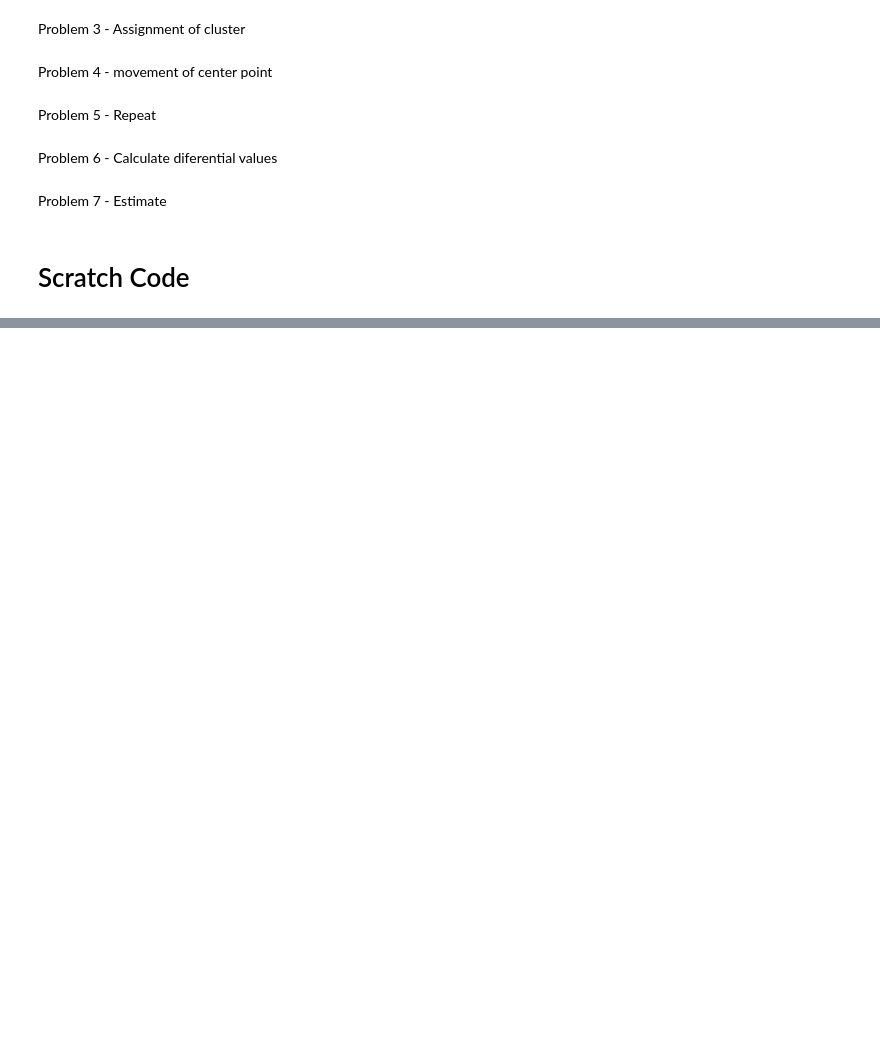
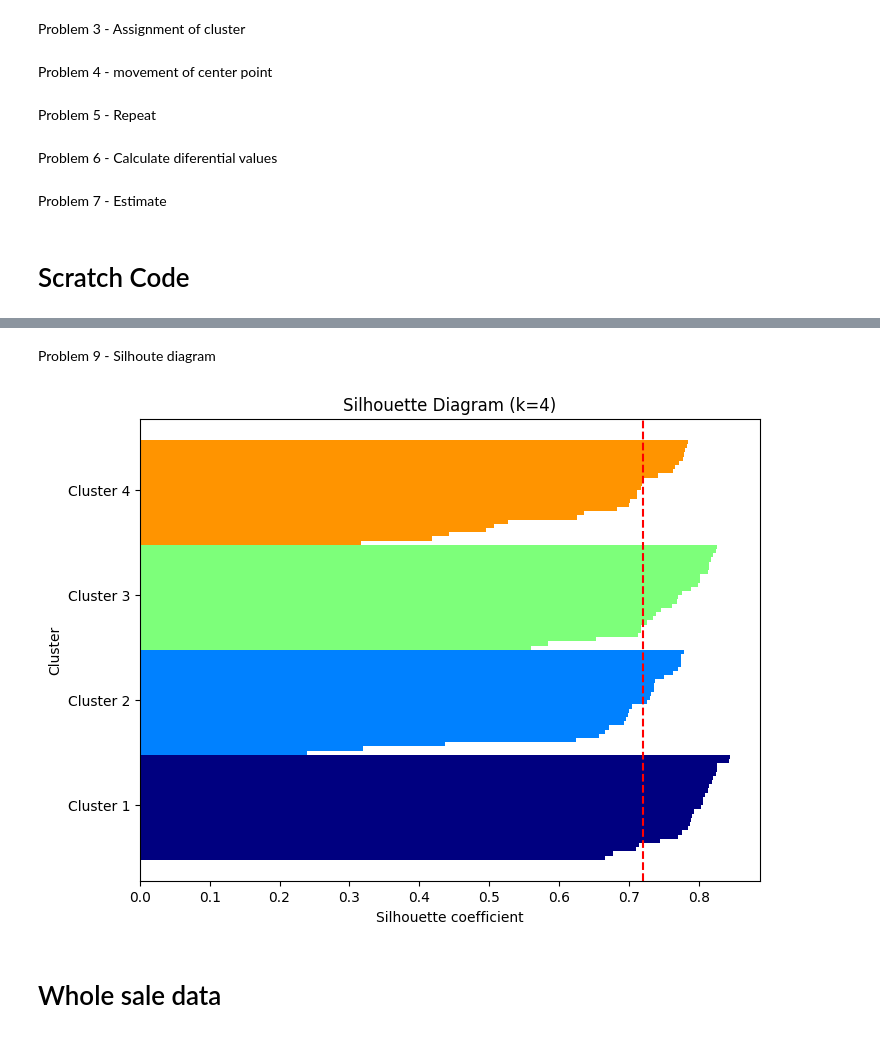
Before and after one commit to WalterPHD/Ai-Data, a Jupyter notebook: Clustering.ipynb, the cells around one changed output, grey strips where cells are left out. Saved outputs shown, nothing was run; the diff lists cells and outputs as text; code cells hidden in the pictures; blank space fills up the shorter version.

```diff
--- a/Clustering.ipynb
+++ b/Clustering.ipynb
@@ -346,0 +423,68 @@ class ScratchKMeans():
+# %% [markdown]
+Problem 9 - Silhoute diagram
+# %%
+from matplotlib import cm
+
+def silhouette_scores(X, labels, n_clusters):
+    silhouette_vals = np.zeros(len(X))
+    for i in range(len(X)):
+        own_cluster = int(labels[i])
+        own_cluster_points = X[labels == own_cluster]
+        a_i = np.mean(np.linalg.norm(own_cluster_points - X[i], axis=1))
+
+        b_i = np.inf
+        for c in range(n_clusters):
+            if c == own_cluster:
+                continue
+            other_cluster_points = X[labels == c]
+            if len(other_cluster_points) == 0:
+                continue
+            dist = np.mean(np.linalg.norm(other_cluster_points - X[i], axis=1))
+            b_i = min(b_i, dist)
+
+        silhouette_vals[i] = (b_i - a_i) / max(a_i, b_i)
+
+    silhouette_avg = np.mean(silhouette_vals)
+    return silhouette_vals, silhouette_avg
+
+# Fit model using k=4
+k = 4
+model = ScratchKMeans(n_clusters=k, n_init=5, n_iter=100)
+model.fit(X)
+
+
+def predict(X, myu):
+    y_pred = np.zeros(len(X))
+    for i in range(len(X)):
+        dists = [np.linalg.norm(X[i] - mu) for mu in myu]
+        y_pred[i] = np.argmin(dists)
+    return y_pred.astype(int)
+
+y_km = predict(X, model.myu)
+silhouette_vals, silhouette_avg = silhouette_scores(X, y_km, k)
+cluster_labels = list(range(k))
+
+# Plot silhouette diagram
+y_ax_lower, y_ax_upper = 0, 0
+yticks = []
+plt.figure(figsize=(8, 6))
+for i, c in enumerate(cluster_labels):
+    c_silhouette_vals = silhouette_vals[y_km == c]
+    c_silhouette_vals.sort()
+    y_ax_upper += len(c_silhouette_vals)
+    color = cm.jet(i / k)
+    plt.barh(range(y_ax_lower, y_ax_upper), c_silhouette_vals,
+             height=1.0, edgecolor='none', color=color)
+    yticks.append((y_ax_lower + y_ax_upper) / 2)
+    y_ax_lower += len(c_silhouette_vals)
+
+plt.axvline(silhouette_avg, color="red", linestyle="--")
+plt.yticks(yticks, [f"Cluster {label+1}" for label in cluster_labels])
+plt.ylabel("Cluster")
+plt.xlabel("Silhouette coefficient")
+plt.title("Silhouette Diagram (k=4)")
+plt.show()
+# %% [output]
+[figure, added]
+# %% [markdown]
+# Whole sale data
```
Also changed, not shown: parts of 18 cells of this notebook.
